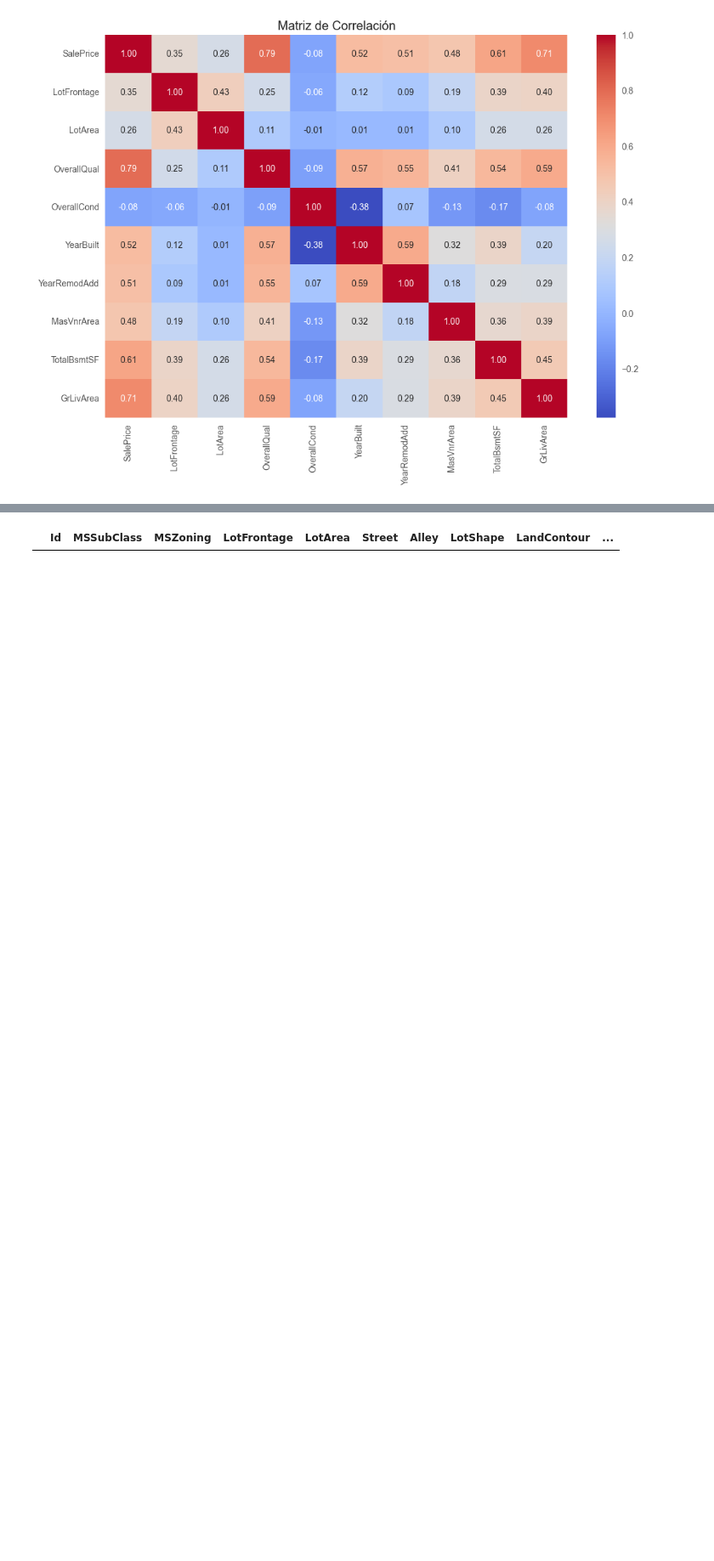
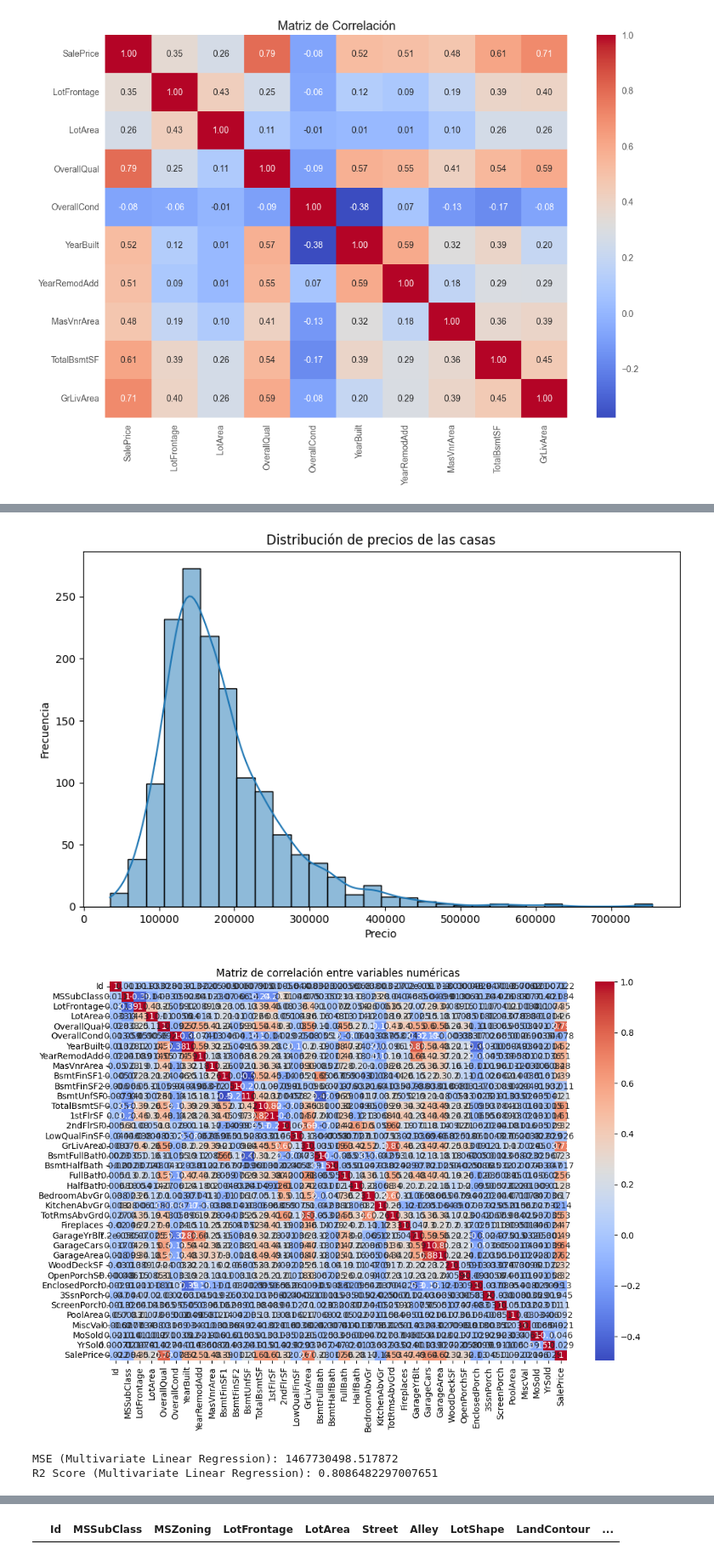
Before and after one commit to estebandonis/HT3-MineriadeDatos, a Jupyter notebook: lab3.ipynb, the cells around one changed output, grey strips where cells are left out. Shown at 85% size. Cells and saved outputs as stored; diff of their text form; code cells hidden in the pictures; blank space fills up the shorter version.

Commit message:
avances analisis explo.

```diff
--- a/lab3.ipynb
+++ b/lab3.ipynb
@@ -89,3 +89,68 @@ plt.show()
 [figure]
 [figure]
 [figure]
+# %%
+import pandas as pd
+import numpy as np
+import matplotlib.pyplot as plt
+import seaborn as sns
+from sklearn.model_selection import train_test_split
+from sklearn.linear_model import LinearRegression
+from sklearn.metrics import mean_squared_error, r2_score
+
+# Cargar el conjunto de datos
+houses_df = pd.read_csv('train.csv', encoding='latin1')
+
+# Exploración inicial de los datos
+print(houses_df.head())
+print(houses_df.info())
+print(houses_df.describe())
+
+# Visualización de la distribución de la variable objetivo
+plt.figure(figsize=(10, 6))
+sns.histplot(houses_df['SalePrice'], kde=True, bins=30)
+plt.title('Distribución de precios de las casas')
+plt.xlabel('Precio')
+plt.ylabel('Frecuencia')
+plt.show()
+
+# Análisis de correlación entre variables numéricas
+numeric_features = houses_df.select_dtypes(include=[np.number])
+correlation_matrix = numeric_features.corr()
+plt.figure(figsize=(12, 8))
+sns.heatmap(correlation_matrix, annot=True, cmap='coolwarm')
+plt.title('Matriz de correlación entre variables numéricas')
+plt.show()
+
+# División del conjunto de datos en entrenamiento y prueba
+X = houses_df[['LotFrontage', 'LotArea', 'OverallQual', 'OverallCond', 'YearBuilt', 'YearRemodAdd',
+               'MasVnrArea', 'TotalBsmtSF', 'GrLivArea']]
+y = houses_df['SalePrice']
+
+X_train, X_test, y_train, y_test = train_test_split(X, y, test_size=0.2, random_state=42)
+
+# Manejo de valores faltantes
+from sklearn.impute import SimpleImputer
+
+imputer = SimpleImputer(strategy='constant', fill_value=0)
+X_train_imputed = imputer.fit_transform(X_train)
+X_test_imputed = imputer.transform(X_test)
+
+# Modelo de regresión lineal multivariado
+multi_linear_reg = LinearRegression()
+multi_linear_reg.fit(X_train_imputed, y_train)
+multi_y_pred = multi_linear_reg.predict(X_test_imputed)
+
+# Evaluación del modelo multivariado
+print('MSE (Multivariate Linear Regression):', mean_squared_error(y_test, multi_y_pred))
+print('R2 Score (Multivariate Linear Regression):', r2_score(y_test, multi_y_pred))
+
+# Visualización del modelo multivariado
+plt.figure(figsize=(10, 6))
+plt.scatter(y_test, multi_y_pred, color='blue')
+plt.plot(y_test, y_test, color='red', linewidth=2)
+plt.title('Modelo de regresión lineal multivariado')
+plt.xlabel('Valores reales')
+plt.ylabel('Valores predichos')
+plt.show()
+# %% [output]
@@ -91,0 +174,4 @@ plt.show()
+[figure, added]
+[figure, added]
+MSE (Multivariate Linear Regression): 1467730498.517872
+R2 Score (Multivariate Linear Regression): 0.8086482297007651
```
Also changed, not shown: parts of 1 cell of this notebook.
